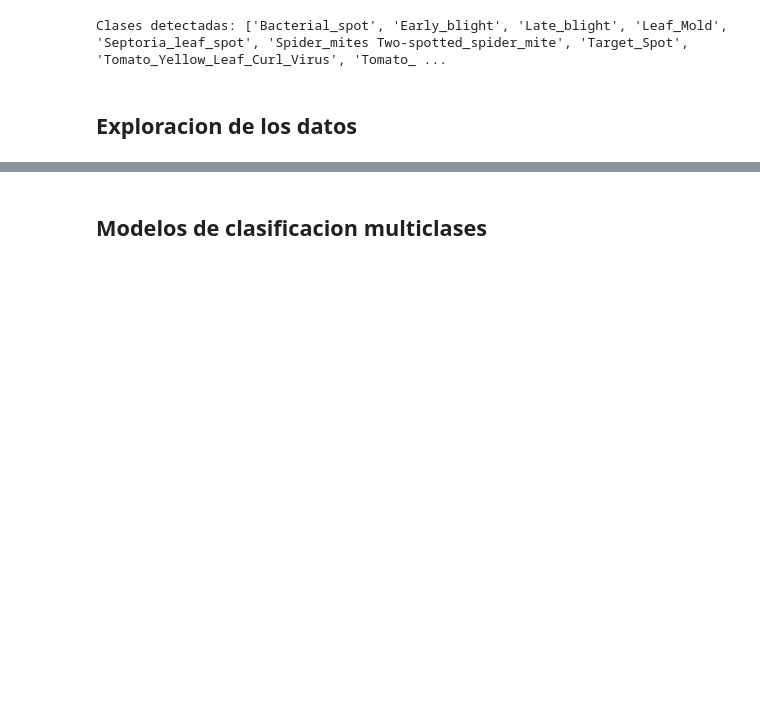
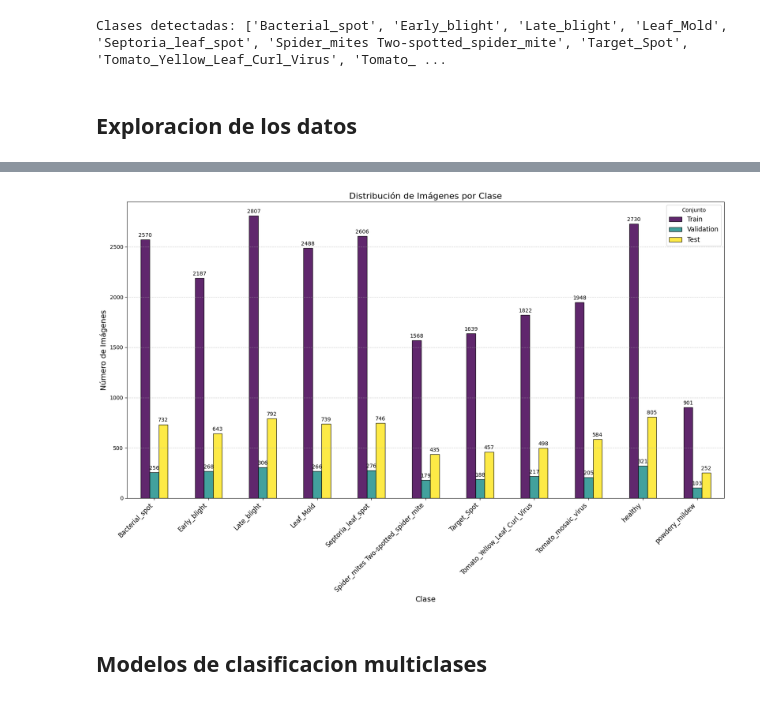
Before and after one commit to RoddyZ/Diagnostico-de-enfermedades-en-hojas-de-tomate-mediante-PlantCV, a Jupyter notebook: Diagnostico_Enfermedad_Tomate.ipynb, the cells around one changed output, grey strips where cells are left out. Cells and saved outputs as stored; diff of their text form; code cells hidden in the pictures; blank space fills up the shorter version.

Commit message:
Primeros pasos con el dataSet

```diff
--- a/Diagnostico_Enfermedad_Tomate.ipynb
+++ b/Diagnostico_Enfermedad_Tomate.ipynb
@@ -8,8 +30,8 @@ La detección temprana de enfermedades en cultivos es vital para la agricultura
 # codigo para cargar la data y prepararla
 from src.utils.data_loader import get_data_loaders
 
-data_dir = "dataset_lite"
-train_loader, valid_loader, class_names = get_data_loaders(data_dir)
+data_dir = "data"
+train_loader, valid_loader, test_loader, class_names = get_data_loaders(data_dir)
 
 print(f"Clases detectadas: {class_names}")
 # %% [output]
@@ -19,6 +62,11 @@ Clases detectadas: ['Bacterial_spot', 'Early_blight', 'Late_blight', 'Leaf_Mold'
 # %%
 # codigo para explorar caracteristicas escenciales, con plantCV y demas librerias
 # para ver tamanos, balance de train y validacion, separar un poco para el test
+from src.utils.data_distribution import plot_class_distribution
+
+plot_class_distribution(train_loader, valid_loader, test_loader, class_names)
+# %% [output]
+[figure, added]
 # %% [markdown]
 ## Modelos de clasificacion multiclases
 # %%
```
Also changed, not shown: parts of 7 cells of this notebook, 5 other files.
